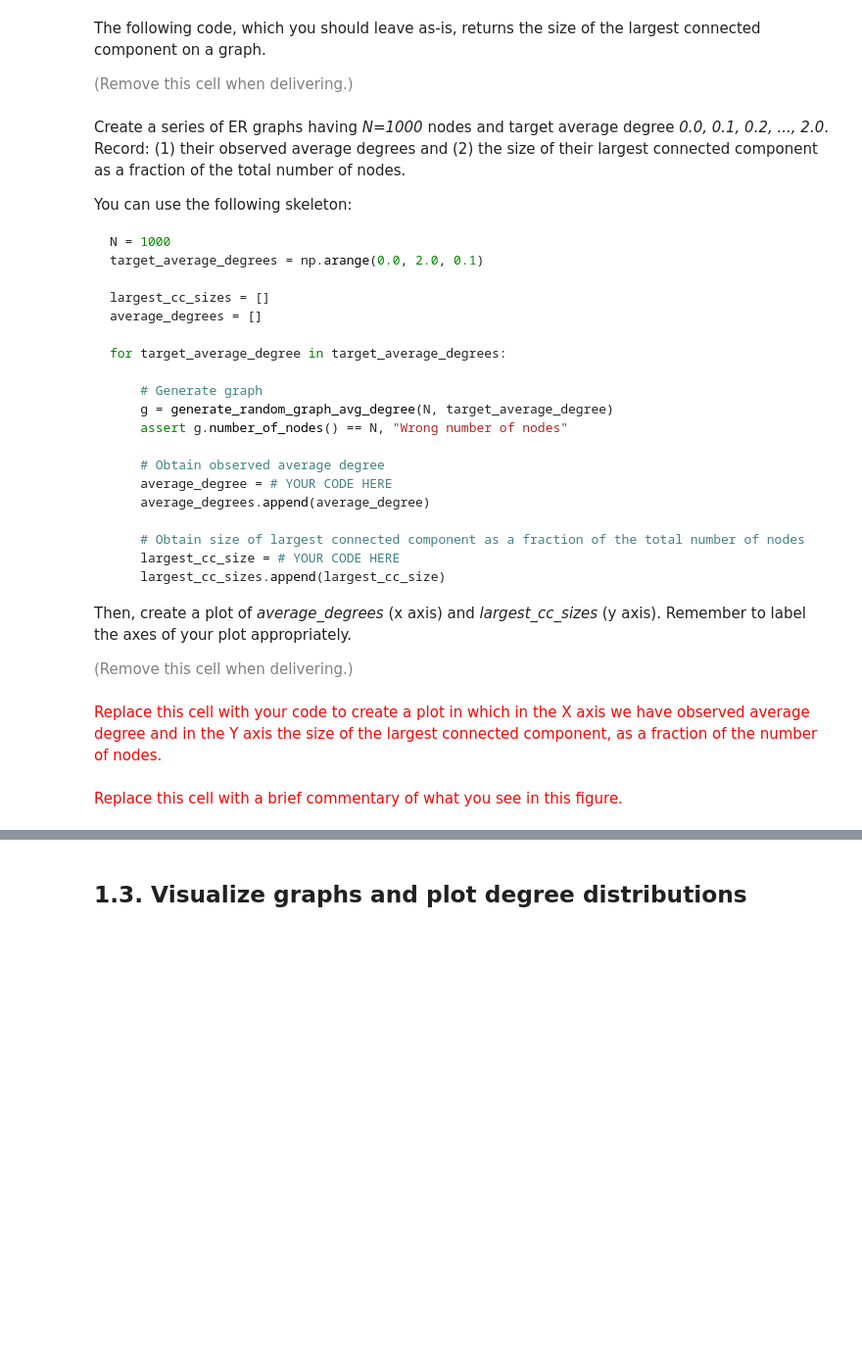
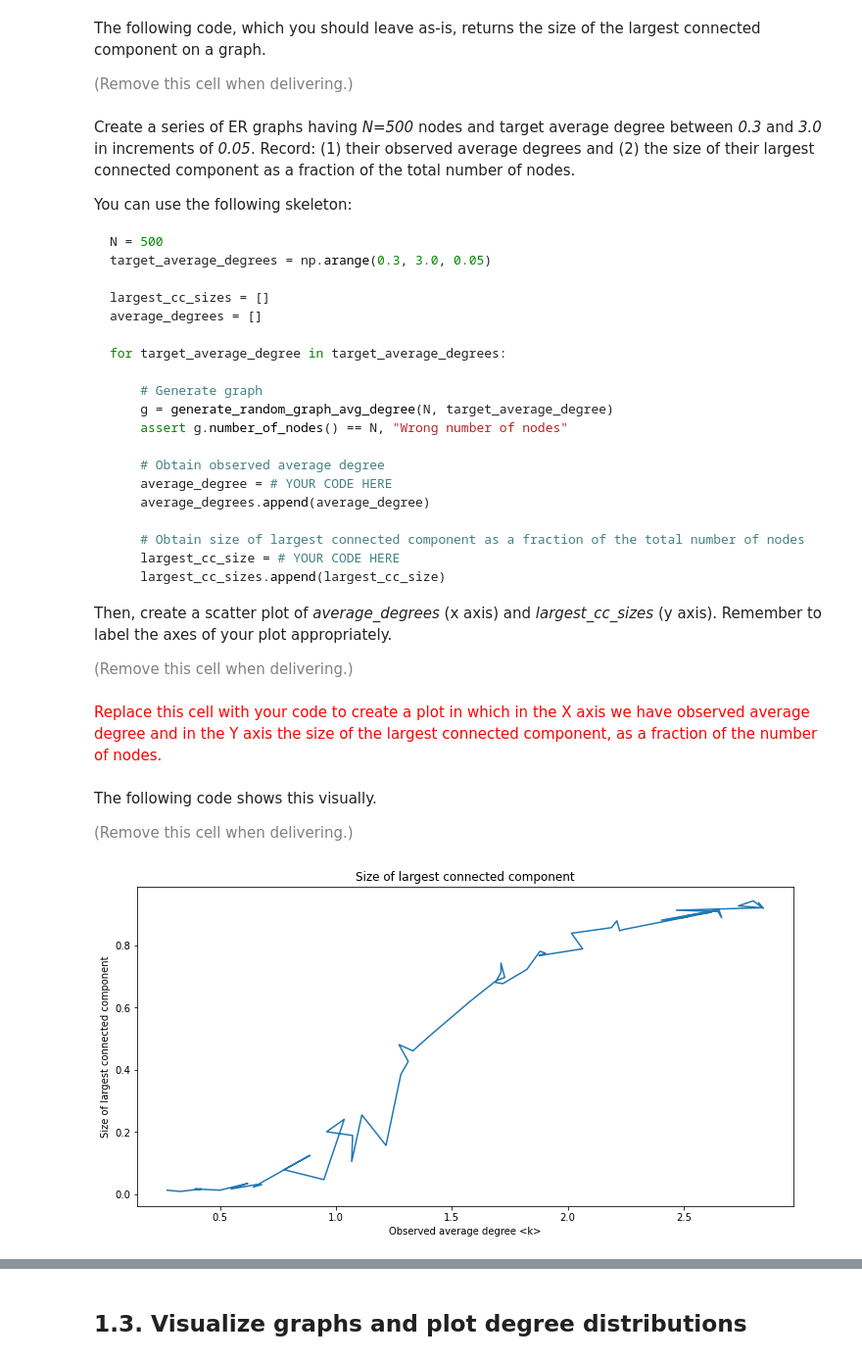
Before and after one commit to chatox/networks-science-course, a Jupyter notebook: practicum/ps07-network_models.ipynb, the cells around one changed output, grey strips where cells are left out. Shown at 98% size. Saved outputs shown, nothing was run; the diff lists cells and outputs as text; code cells hidden in the pictures; blank space fills up the shorter version.

````diff
--- a/practicum/ps07-network_models.ipynb
+++ b/practicum/ps07-network_models.ipynb
@@ -151,12 +148,12 @@ def size_largest_cc(G):
     return G0.number_of_nodes()
 # %% [markdown]
-Create a series of ER graphs having *N=1000* nodes and target average degree *0.0, 0.1, 0.2, ..., 2.0*. Record: (1) their observed average degrees and (2) the size of their largest connected component as a fraction of the total number of nodes.
+Create a series of ER graphs having *N=500* nodes and target average degree between *0.3* and *3.0* in increments of *0.05*. Record: (1) their observed average degrees and (2) the size of their largest connected component as a fraction of the total number of nodes.
 
 You can use the following skeleton:
 
 ```python
-N = 1000
-target_average_degrees = np.arange(0.0, 2.0, 0.1)
+N = 500
+target_average_degrees = np.arange(0.3, 3.0, 0.05)
 
 largest_cc_sizes = []
 average_degrees = []
@@ -176,10 +173,23 @@ for target_average_degree in target_average_degrees:
     largest_cc_sizes.append(largest_cc_size)
 ```
 
-Then, create a plot of *average_degrees* (x axis) and *largest_cc_sizes* (y axis). Remember to label the axes of your plot appropriately.
+Then, create a scatter plot of *average_degrees* (x axis) and *largest_cc_sizes* (y axis). Remember to label the axes of your plot appropriately.
 
 <font size="-1" color="gray">(Remove this cell when delivering.)</font>
 # %% [markdown]
 <font size="+1" color="red">Replace this cell with your code to create a plot in which in the X axis we have observed average degree and in the Y axis the size of the largest connected component, as a fraction of the number of nodes.</font>
-# %% [markdown]
-<font size="+1" color="red">Replace this cell with a brief commentary of what you see in this figure.</font>
+# %% [markdown]
+The following code shows this visually.
+
+<font size="-1" color="gray">(Remove this cell when delivering.)</font>
+# %%
+# LEAVE AS-IS
+
+plt.figure(figsize=(12,6))
+plt.plot(average_degrees, largest_cc_sizes)
+plt.title("Size of largest connected component")
+plt.xlabel("Observed average degree <k>")
+plt.ylabel("Size of largest connected component")
+plt.show()
+# %% [output]
+[figure, added]
````
Also changed, not shown: parts of 23 cells of this notebook.
